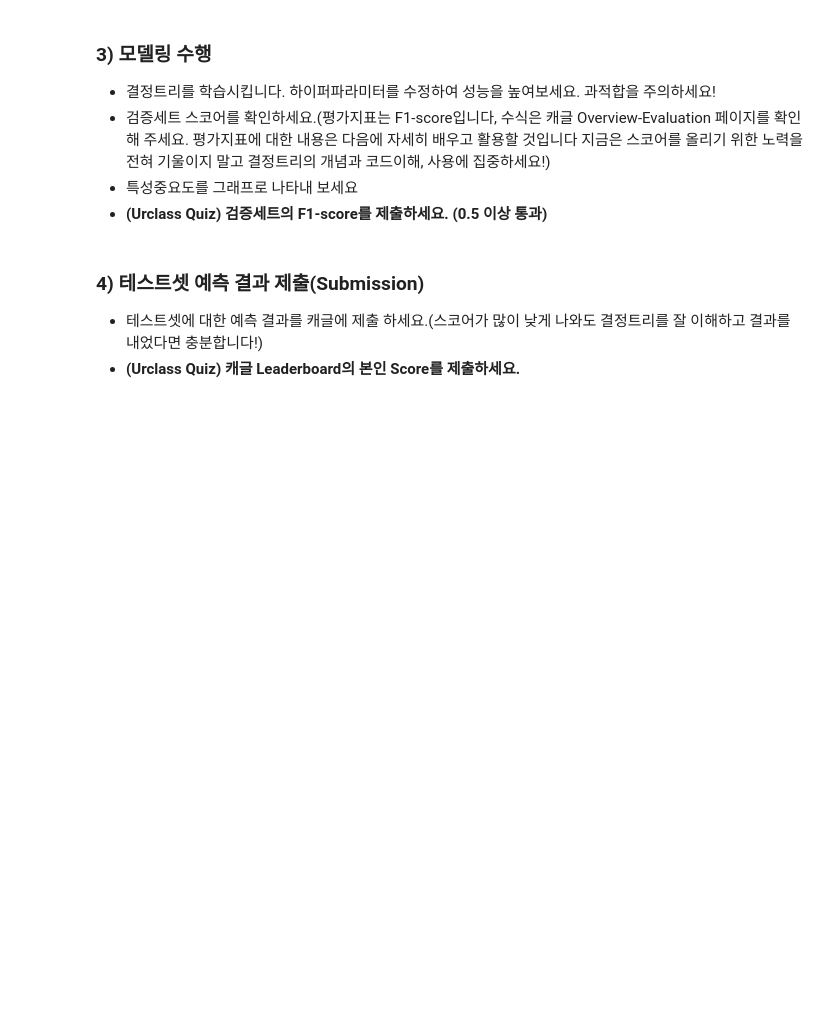
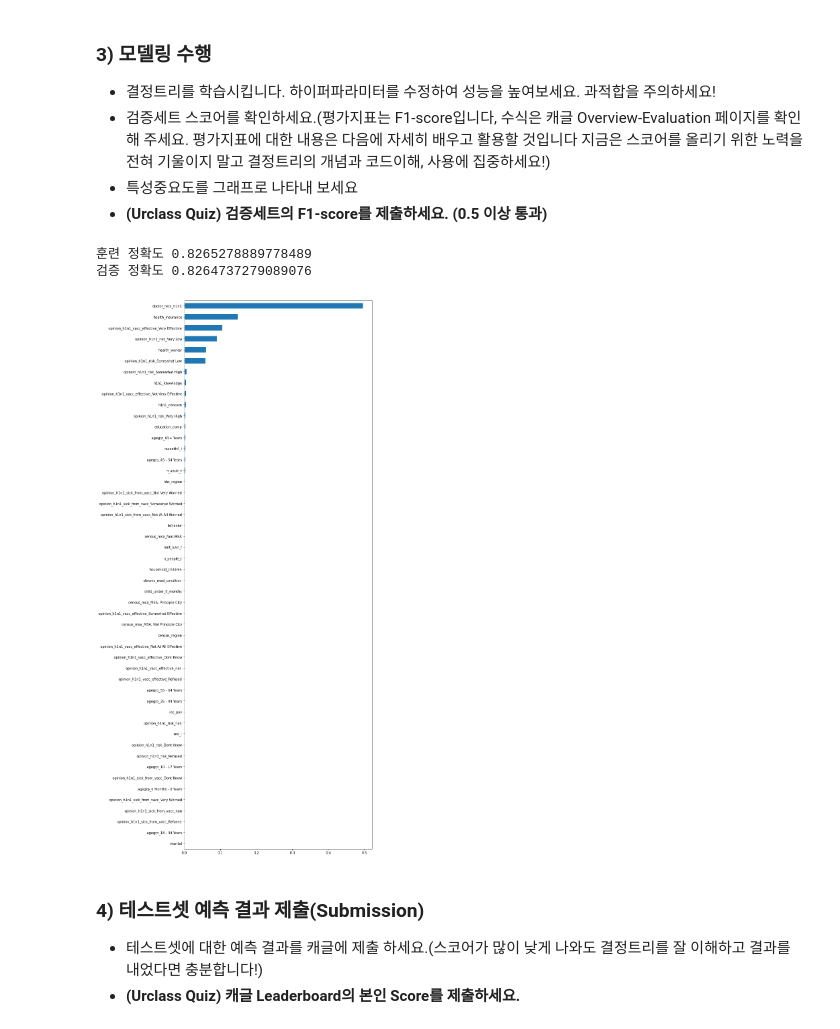
Before and after one commit to KindOrca/BootCamp, a Jupyter notebook: n221-decision-trees/n221a-decision-trees.ipynb, the cells around one changed output. Saved outputs shown, nothing was run; the diff lists cells and outputs as text; code cells hidden in the pictures; blank space fills up the shorter version.

```diff
--- a/n221-decision-trees/n221a-decision-trees.ipynb
+++ b/n221-decision-trees/n221a-decision-trees.ipynb
@@ -23,0 +39,5 @@
+# %%
+target = 'vacc_h1n1_f'
+train = pd.merge(train, train_labels[target], left_index=True, right_index=True)
+
+train, val = train_test_split(train, train_size=0.80, test_size=0.20, stratify=train[target], random_state=2)
@@ -30,3 +102,8 @@
+# %%
+X_train = train.drop(target, axis = 1)
+y_train = train[target]
+X_val = val.drop(target, axis = 1)
+y_val = val[target]
 # %% [markdown]
 
 ### 3) 모델링 수행
@@ -38,0 +114,17 @@
+# %%
+from sklearn.tree import DecisionTreeClassifier
+from sklearn.pipeline import make_pipeline
+
+pipe = make_pipeline(
+    OneHotEncoder(use_cat_names=True),
+    SimpleImputer(),
+    DecisionTreeClassifier(random_state=1, max_depth=6, criterion='entropy')
+)
+# %%
+pipe.fit(X_train, y_train)
+
+print('훈련 정확도', pipe.score(X_train, y_train))
+print('검증 정확도', pipe.score(X_val, y_val))
+# %% [output]
+훈련 정확도 0.8265278889778489
+검증 정확도 0.8264737279089076
@@ -38,0 +133,11 @@
+# %%
+import matplotlib.pyplot as plt
+
+model_dt = pipe.named_steps['decisiontreeclassifier']
+enc = pipe.named_steps['onehotencoder']
+encoded_columns = enc.transform(X_val).columns
+importances = pd.Series(model_dt.feature_importances_, encoded_columns)
+plt.figure(figsize=(10,30))
+importances.sort_values().plot.barh();
+# %% [output]
+[figure, added]
```
Also changed, not shown: parts of 12 cells of this notebook.
